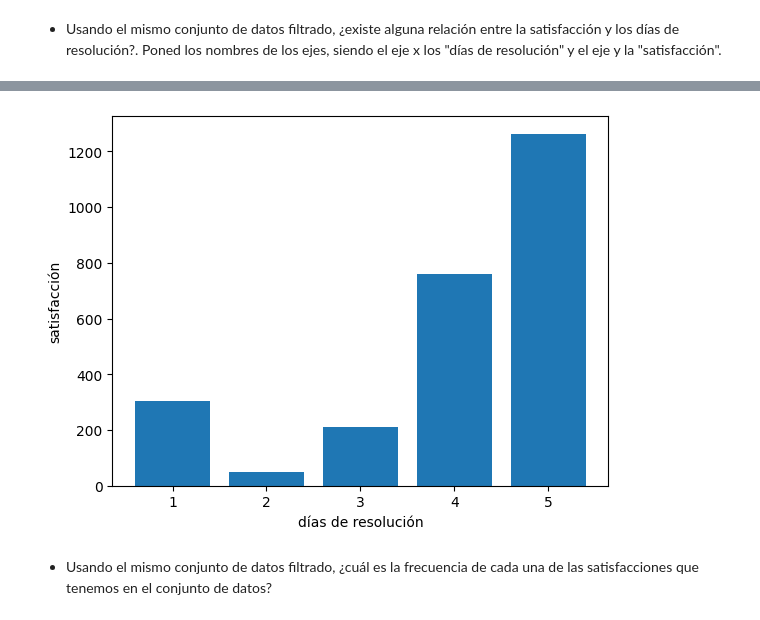
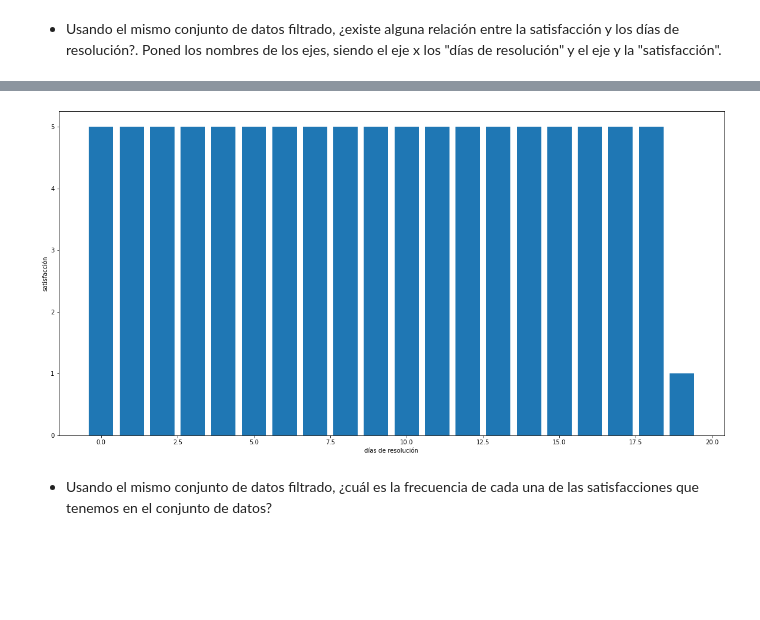
Before and after one commit to Adalab/promo-d-da-modulo2-sprint1-cristina-lidya, a Jupyter notebook: visualizacion/visualizacion-matplotlib-leccion1.ipynb, the cells around one changed output, grey strips where cells are left out. Drawn from its saved outputs; the diff is of its cells as text; code cells hidden in the pictures; blank space fills up the shorter version.

```diff
--- a/visualizacion/visualizacion-matplotlib-leccion1.ipynb
+++ b/visualizacion/visualizacion-matplotlib-leccion1.ipynb
@@ -110,11 +118,11 @@ satisfaccion
 # %%
-plt.figure()
-plt.bar(satisfaccion["días_resolución"], satisfaccion["satisfacción"])
+plt.figure(figsize=(20,10))
+plt.bar(software["días_resolución"], software["satisfacción"])
 plt.xlabel("días de resolución")
 plt.ylabel("satisfacción")
 plt.show()
 # %% [output]
-[figure, old version]
+[figure, new version]
 # %%
 plt.figure()
 plt.hist()
```
Also changed, not shown: parts of 8 cells of this notebook, 1 other file.
